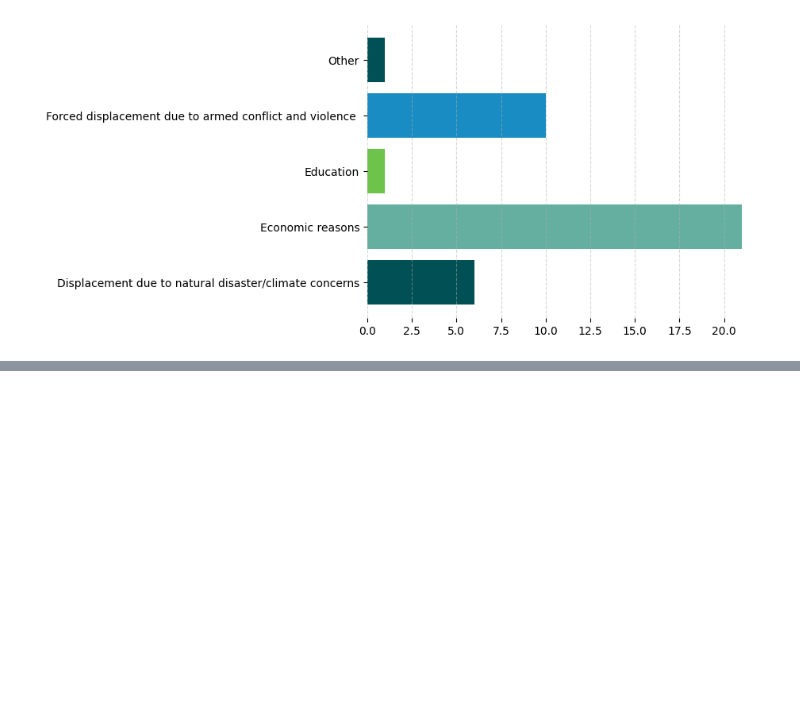
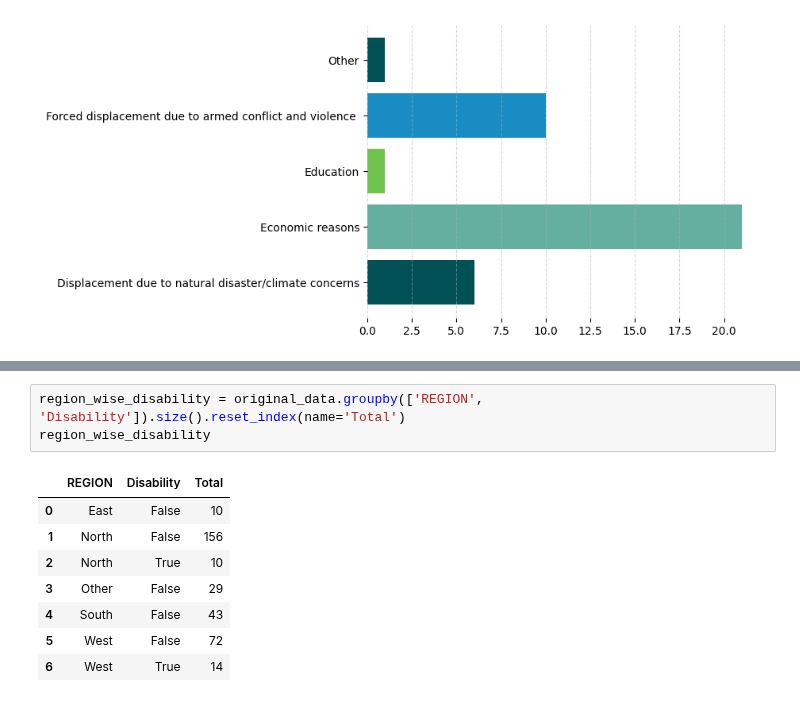
Before and after one commit to Mirwais-Farahi/MSIHealthServiceAnalytics, a Jupyter notebook: notebooks/03_Descriptive_Analysis.ipynb, the cells around one changed output, grey strips where cells are left out. Cells and saved outputs as stored; diff of their text form; blank space fills up the shorter version.

```diff
--- a/notebooks/03_Descriptive_Analysis.ipynb
+++ b/notebooks/03_Descriptive_Analysis.ipynb
@@ -476,0 +558,12 @@ Total of 77
+# %%
+region_wise_disability = original_data.groupby(['REGION', 'Disability']).size().reset_index(name='Total')
+region_wise_disability
+# %% [output]
+|  | REGION | Disability | Total |
+| 0 | East | False | 10 |
+| 1 | North | False | 156 |
+| 2 | North | True | 10 |
+| 3 | Other | False | 29 |
+| 4 | South | False | 43 |
+| 5 | West | False | 72 |
+| 6 | West | True | 14 |
```
Also changed, not shown: parts of 14 cells of this notebook.
